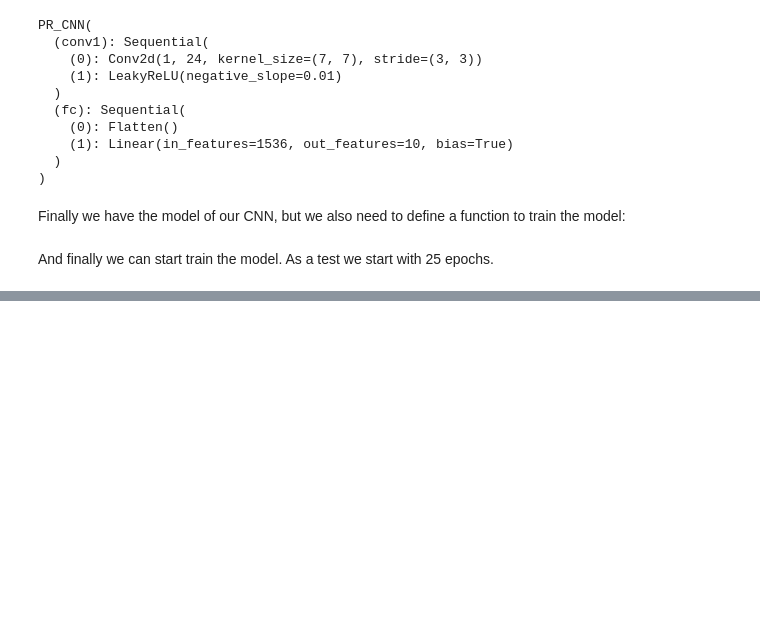
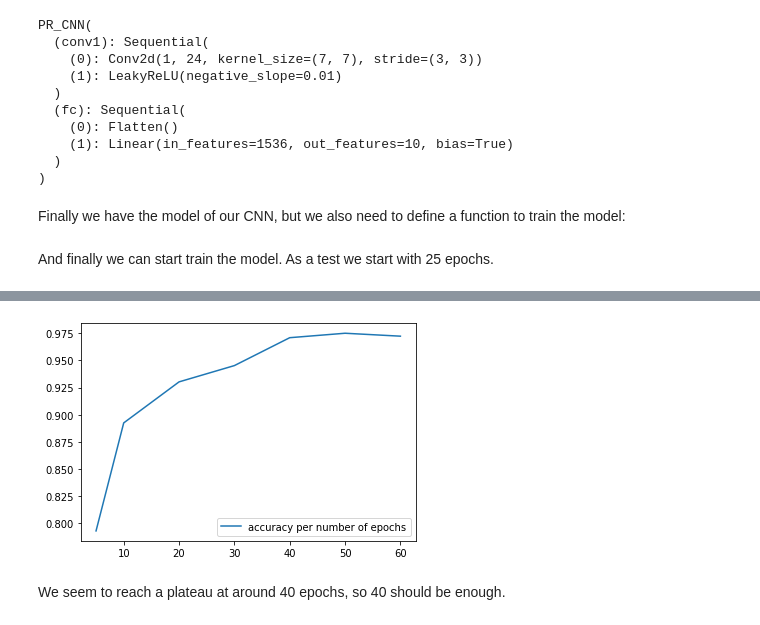
Before and after one commit to anninahelmy/PatternRecognition_FS22, a Jupyter notebook: c/ex2c.ipynb, the cells around one changed output, grey strips where cells are left out. Saved outputs shown, nothing was run; the diff lists cells and outputs as text; code cells hidden in the pictures; blank space fills up the shorter version.

Commit message:
optimize parameters in c)

```diff
--- a/c/ex2c.ipynb
+++ b/c/ex2c.ipynb
@@ -246,0 +251,32 @@ accuracy_score(y_test, predictions_te)
+# %%
+def train_with_n_epochs(n_epochs, train):
+    t = time.perf_counter()
+
+    for e in range(n_epochs):
+        train(e)
+
+    return time.perf_counter() - t
+
+def train_and_eval(n_epochs, lr):
+    model = PR_CNN()
+    opt = Adam(model.parameters(), lr=lr)
+
+    t = train_with_n_epochs(n_epochs, get_train(model, opt))
+
+    with torch.no_grad():
+        output_te = model(x_test)
+
+    predictions_te = np.argmax(
+        torch.exp(output_te)
+            .cpu()
+            .numpy(),
+        axis=1
+    )
+
+    return t, accuracy_score(y_test, predictions_te)
+
+rates = [0.001, 0.005, 0.01, 0.05, 0.1]
+accuracies = [train_and_eval(25, lr) for lr in rates]
+for (t_acc, lr) in zip(accuracies, rates):
+    t, acc, = t_acc
+    print(f"accuracy {acc} for lr={lr} (time spent to train: {round(t, 2)} seconds)")
@@ -246,0 +291,7 @@ accuracy_score(y_test, predictions_te)
+# %%
+ns_epochs = [60, 50, 40, 30, 20, 10, 5]
+accuracies = [train_and_eval(ne, 0.05) for ne in ns_epochs]
+
+for (t_acc, n_epochs) in zip(accuracies, ns_epochs):
+    t, acc, = t_acc
+    print(f"accuracy {acc} for n_epochs={n_epochs} (time spent to train: {round(t, 2)} seconds)")
@@ -246,0 +306,9 @@ accuracy_score(y_test, predictions_te)
+# %%
+accuracy_data = [acc for (_, acc) in accuracies]
+plt.plot(ns_epochs, accuracy_data, label='accuracy per number of epochs')
+plt.legend()
+plt.show()
+# %% [output]
+[figure, added]
+# %% [markdown]
+We seem to reach a plateau at around 40 epochs, so 40 should be enough.
```
Also changed, not shown: parts of 13 cells of this notebook.
